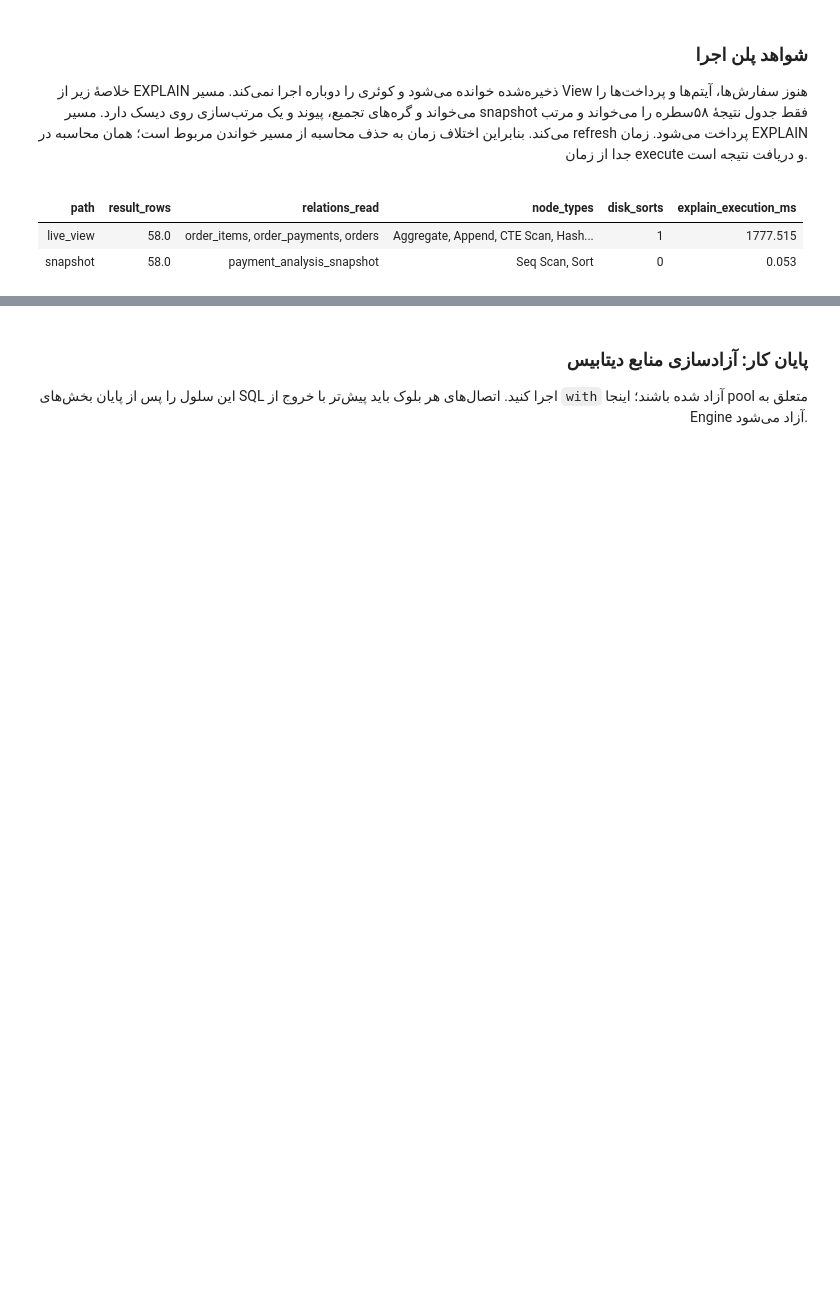
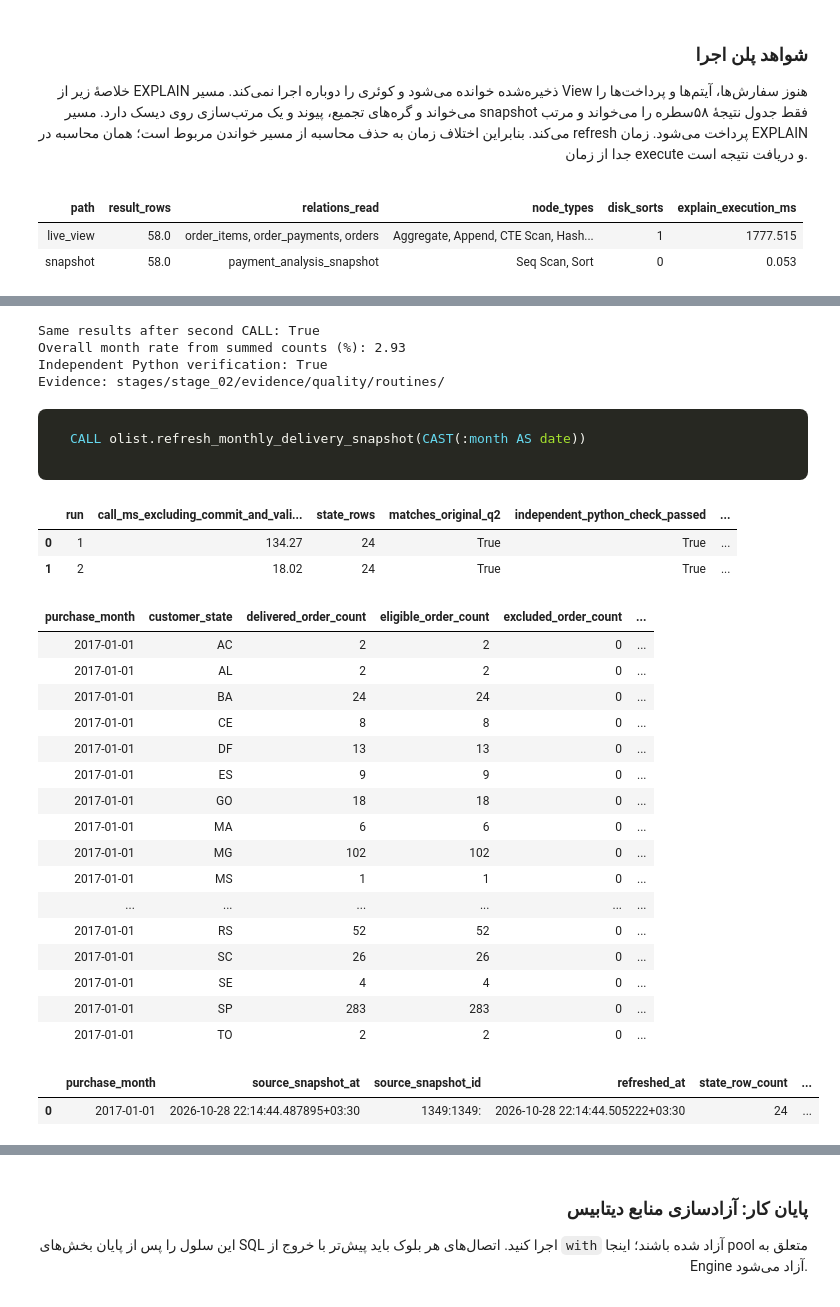
Before and after one commit to Ehsan-soveyzi/data_factory, a Jupyter notebook: stages/stage_02/solution.ipynb, the cells around one changed output, grey strips where cells are left out. Cells and saved outputs as stored; diff of their text form; code cells hidden in the pictures; blank space fills up the shorter version.

Commit message:
function & procedure part completed , with report.md file updated.

```diff
--- a/stages/stage_02/solution.ipynb
+++ b/stages/stage_02/solution.ipynb
@@ -2503,0 +2498,30 @@ display(HTML(pd.DataFrame(view_plan_rows).to_html(index=False)))
+# %%
+import json
+import pandas as pd
+from datetime import date
+from sqlalchemy import text
+from IPython.display import HTML, display
+from pygments import highlight
+from pygments.formatters import HtmlFormatter
+from pygments.lexers import SqlLexer
+from data_factory.database.routines import ROUTINE_FILES, install_routines, run_monthly_routines
+
+routine_formatter = HtmlFormatter(style="monokai", noclasses=True,
+    cssstyles="background:#272822;color:#f8f8f2;padding:16px;border-radius:8px;direction:ltr;text-align:left;",
+    prestyles="background:transparent;color:#f8f8f2;margin:0;line-height:1.6;")
+for relative in ROUTINE_FILES:
+    print(relative)
+    display(HTML(highlight((PROJECT_ROOT / relative).read_text(encoding="utf-8"), SqlLexer(), routine_formatter)))
+with engine.begin() as connection:
+    install_routines(connection, PROJECT_ROOT)
+with engine.connect() as connection:
+    routine_inventory = [dict(row) for row in connection.execute(text("""
+        SELECT p.proname AS name,
+               CASE p.prokind WHEN 'f' THEN 'FUNCTION' WHEN 'p' THEN 'PROCEDURE' END AS kind,
+               pg_get_function_identity_arguments(p.oid) AS arguments
+        FROM pg_proc p JOIN pg_namespace n ON n.oid=p.pronamespace
+        WHERE n.nspname='olist' AND p.proname IN
+              ('safe_percentage', 'refresh_monthly_delivery_snapshot')
+        ORDER BY p.proname
+    """)).mappings()]
+display(pd.DataFrame(routine_inventory))
@@ -2503,0 +2576,40 @@ display(HTML(pd.DataFrame(view_plan_rows).to_html(index=False)))
+# %%
+monthly_call_sql = "CALL olist.refresh_monthly_delivery_snapshot(CAST(:month AS date))"
+display(HTML(highlight(monthly_call_sql, SqlLexer(), routine_formatter)))
+routine_month = date(2017, 1, 1)
+monthly_rows, monthly_report = run_monthly_routines(engine, PROJECT_ROOT, routine_month)
+display(pd.DataFrame(monthly_report["measurements"]).round(2))
+display(HTML(pd.DataFrame(monthly_rows).to_html(index=False, na_rep="-")))
+display(pd.DataFrame([monthly_report["metadata"]]))
+print("Same results after second CALL:", monthly_report["same_rows_after_second_call"])
+print("Overall month rate from summed counts (%):", monthly_report["monthly_weighted_late_pct"])
+print("Independent Python verification:", monthly_report["independent_control"]["passed"])
+print("Evidence: stages/stage_02/evidence/quality/routines/")
+# %% [output]
+Same results after second CALL: True
+Overall month rate from summed counts (%): 2.93
+Independent Python verification: True
+Evidence: stages/stage_02/evidence/quality/routines/
+CALL olist.refresh_monthly_delivery_snapshot(CAST(:month AS date))
+|  | run | call_ms_excluding_commit_and_vali... | state_rows | matches_original_q2 | independent_python_check_passed | ... |
+| 0 | 1 | 134.27 | 24 | True | True | ... |
+| 1 | 2 | 18.02 | 24 | True | True | ... |
+| purchase_month | customer_state | delivered_order_count | eligible_order_count | excluded_order_count | ... |
+| 2017-01-01 | AC | 2 | 2 | 0 | ... |
+| 2017-01-01 | AL | 2 | 2 | 0 | ... |
+| 2017-01-01 | BA | 24 | 24 | 0 | ... |
+| 2017-01-01 | CE | 8 | 8 | 0 | ... |
+| 2017-01-01 | DF | 13 | 13 | 0 | ... |
+| 2017-01-01 | ES | 9 | 9 | 0 | ... |
+| 2017-01-01 | GO | 18 | 18 | 0 | ... |
+| 2017-01-01 | MA | 6 | 6 | 0 | ... |
+| 2017-01-01 | MG | 102 | 102 | 0 | ... |
+| 2017-01-01 | MS | 1 | 1 | 0 | ... |
+| ... | ... | ... | ... | ... | ... |
+| 2017-01-01 | RS | 52 | 52 | 0 | ... |
+| 2017-01-01 | SC | 26 | 26 | 0 | ... |
+| 2017-01-01 | SE | 4 | 4 | 0 | ... |
+| 2017-01-01 | SP | 283 | 283 | 0 | ... |
+| 2017-01-01 | TO | 2 | 2 | 0 | ... |
+|  | purchase_month | source_snapshot_at | source_snapshot_id | refreshed_at | state_row_count | ... |
+| 0 | 2017-01-01 | 2026-10-28 22:14:44.487895+03:30 | 1349:1349: | 2026-10-28 22:14:44.505222+03:30 | 24 | ... |
```
Also changed, not shown: parts of 18 cells of this notebook, 15 other files.
